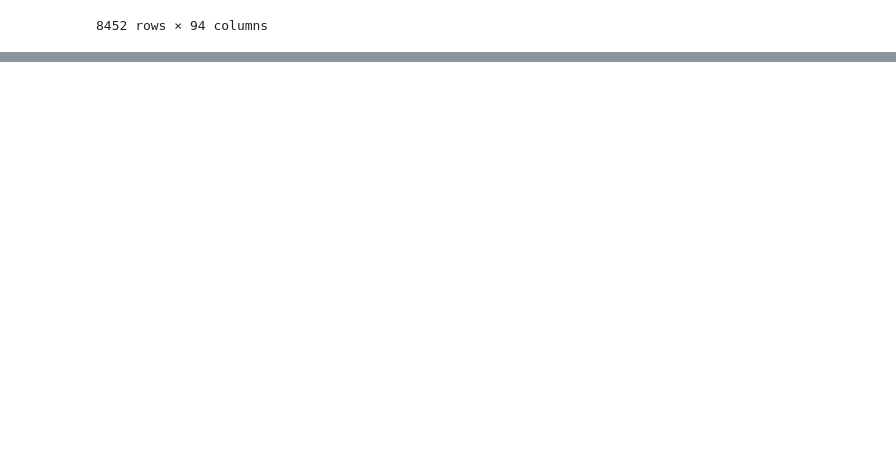
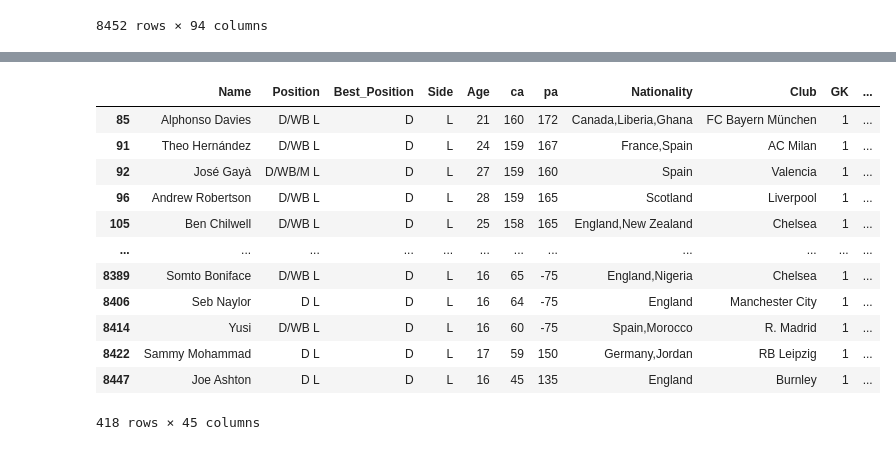
Before and after one commit to emirberk-almaci/Player-Recommendation-System, a Jupyter notebook: main.ipynb, the cells around one changed output, grey strips where cells are left out. Drawn from its saved outputs; the diff is of its cells as text; code cells hidden in the pictures; blank space fills up the shorter version.

Commit message:
data organization and player search
The data obtained as a result of the apriori algorithm was organized and a draft was created for search.

```diff
--- a/main.ipynb
+++ b/main.ipynb
@@ -199,10 +201,13 @@ def feature_selection(position, side):
 
     frequent_itemsets = apriori(data, min_support=0.5, use_colnames=True)
 
+    frequent_itemsets = frequent_itemsets[frequent_itemsets['itemsets'].apply(lambda x: len(x) > 10)]
+    frequent_itemsets = frequent_itemsets.sort_values(by='support', ascending=False)
+    frequent_itemsets = frequent_itemsets.reset_index(drop=True)
+
+
     #rules = association_rules(frequent_itemsets, metric="confidence", min_threshold=0.7)
 
     # Sonuçları gösterin
     #display(frequent_itemsets)
-    return frequent_itemsets
-
-frequent_itemsets = feature_selection("GK", "-")
+    return frequent_itemsets.itemsets[0]
@@ -222,0 +214,21 @@ frequent_itemsets
+# %%
+all_position = ["GK - Goalkeeper", "D - Defender", "WB - Wingback", "DM - Defensive Midfielder",
+                "M - Midfielder", "AM - Attacking Midfielder", "S - Striker"]
+all_side = ["C - Center", "L - Left", "R - Right", "RC - Right Center",
+            "LC - Left Center", "RL - Right Left", "RLC - Right Left Center"]
+# %%
+print("Player Recommendation System")
+print("----------Position----------")
+for pos_ in all_position:
+    print(pos_)
+
+position = input("Enter the player position:")
+if position != "GK" and position !="S":
+    print("----------Side----------")
+    for side_ in all_side:
+        print(side_)
+    side = input("Enter the side of position:")
+else:
+    side = "-"
+
+print("Player Position:",position, side)
@@ -222,0 +256,3 @@ frequent_itemsets
+# %%
+important_features = feature_selection(position, side)
+important_features
@@ -222,0 +271,18 @@ frequent_itemsets
+# %%
+selected_columns = [col for col in list(df.columns) if col not in All_features[0]] + list(important_features)
+result_df = df[(df['Best_Position'] == position) & (df['Side'] == side)][selected_columns]
+result_df
+# %% [output]
+|  | Name | Position | Best_Position | Side | Age | ca | pa | Nationality | Club | GK | ... |
+| 85 | Alphonso Davies | D/WB L | D | L | 21 | 160 | 172 | Canada,Liberia,Ghana | FC Bayern München | 1 | ... |
+| 91 | Theo Hernández | D/WB L | D | L | 24 | 159 | 167 | France,Spain | AC Milan | 1 | ... |
+| 92 | José Gayà | D/WB/M L | D | L | 27 | 159 | 160 | Spain | Valencia | 1 | ... |
+| 96 | Andrew Robertson | D/WB L | D | L | 28 | 159 | 165 | Scotland | Liverpool | 1 | ... |
+| 105 | Ben Chilwell | D/WB L | D | L | 25 | 158 | 165 | England,New Zealand | Chelsea | 1 | ... |
+| ... | ... | ... | ... | ... | ... | ... | ... | ... | ... | ... | ... |
+| 8389 | Somto Boniface | D/WB L | D | L | 16 | 65 | -75 | England,Nigeria | Chelsea | 1 | ... |
+| 8406 | Seb Naylor | D L | D | L | 16 | 64 | -75 | England | Manchester City | 1 | ... |
+| 8414 | Yusi | D/WB L | D | L | 16 | 60 | -75 | Spain,Morocco | R. Madrid | 1 | ... |
+| 8422 | Sammy Mohammad | D L | D | L | 17 | 59 | 150 | Germany,Jordan | RB Leipzig | 1 | ... |
+| 8447 | Joe Ashton | D L | D | L | 16 | 45 | 135 | England | Burnley | 1 | ... |
+418 rows × 45 columns
```
Also changed, not shown: parts of 10 cells of this notebook.
